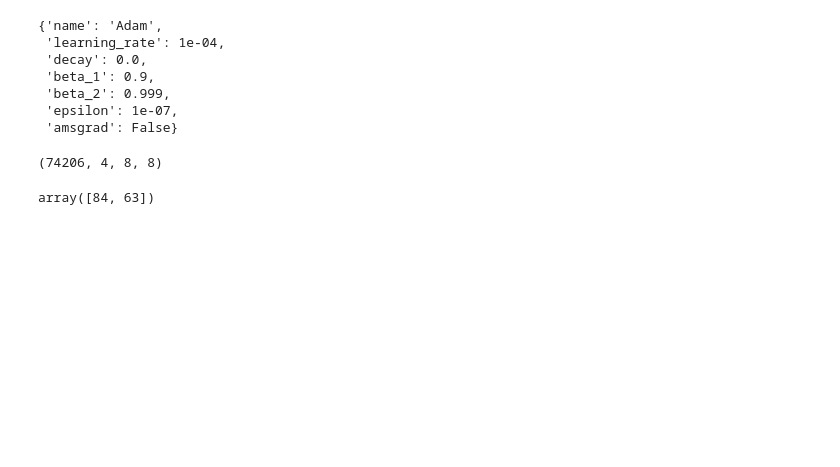
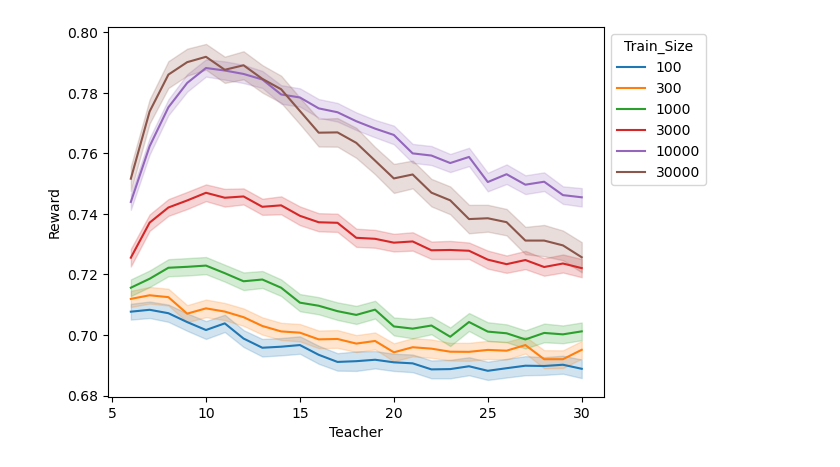
Before and after one commit to saumikn/gymnasium-test, a Jupyter notebook: myopic.ipynb, the cells around one changed output. Cells and saved outputs as stored; diff of their text form; code cells hidden in the pictures; blank space fills up the shorter version.

```diff
--- a/myopic.ipynb
+++ b/myopic.ipynb
@@ -211,15 +8,0 @@ from tensorflow.keras import backend as K
-# %%
-K.set_value(model.optimizer.learning_rate, 0.0001)
-model.optimizer.get_config()
-# %% [output]
-{'name': 'Adam',
- 'learning_rate': 1e-04,
- 'decay': 0.0,
- 'beta_1': 0.9,
- 'beta_2': 0.999,
- 'epsilon': 1e-07,
- 'amsgrad': False}
-# %%
-x.shape
-# %% [output]
-(74206, 4, 8, 8)
@@ -228,4 +9,10 @@ rng = np.random.default_rng(0)
-# %%
-rng.choice(100, size=2, replace=False)
-# %% [output]
-array([84, 63])
+# %%
+names = ['map_size','student', 'Teacher', 'Train_Size', 'test', 'seed', 'Reward']
+df = pd.read_csv('output/res_curr.txt', names=names)
+df2 = df[(df.map_size==12) & (df.student==5) & (df.Train_Size.isin([100,300,1000,3000,10000,30000,100000]))]
+df2.loc[:,'student'] = df2['student'].astype(str)
+df2.loc[:,'Train_Size'] = df2['Train_Size'].astype(str)
+ax = sns.lineplot(data=df2, x='Teacher', y='Reward', hue='Train_Size', errorbar='se')
+sns.move_legend(ax, "upper left", bbox_to_anchor=(1, 1))
+# %% [output]
+[figure, added]
```
Also changed, not shown: parts of 16 cells of this notebook, 10 other files.
